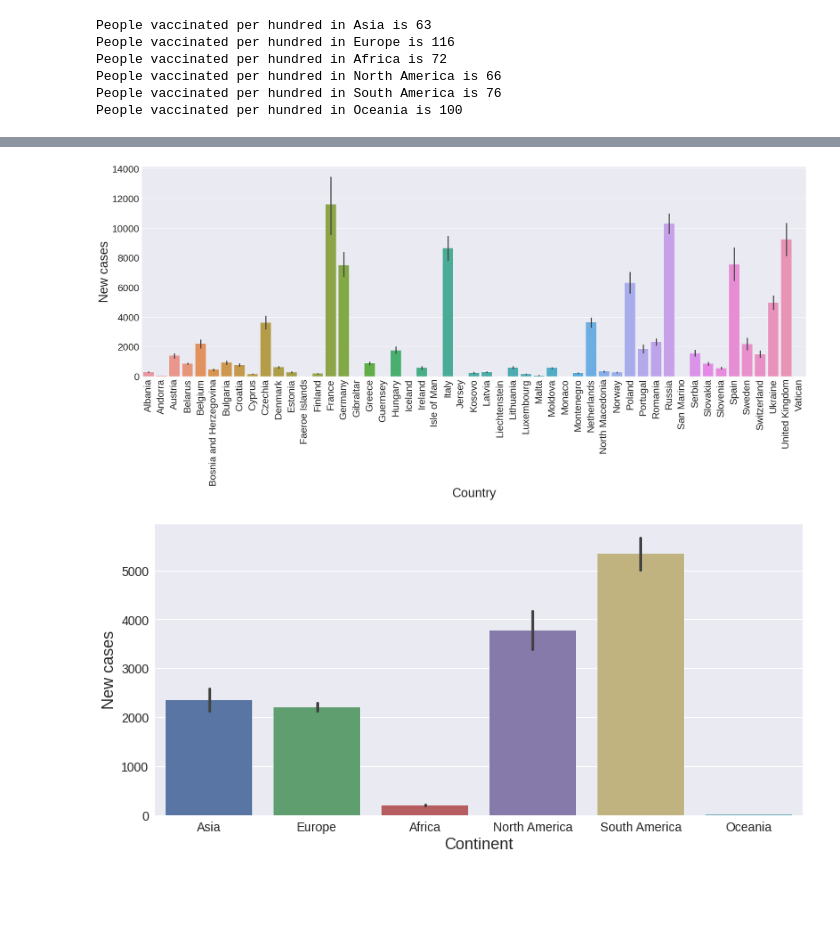
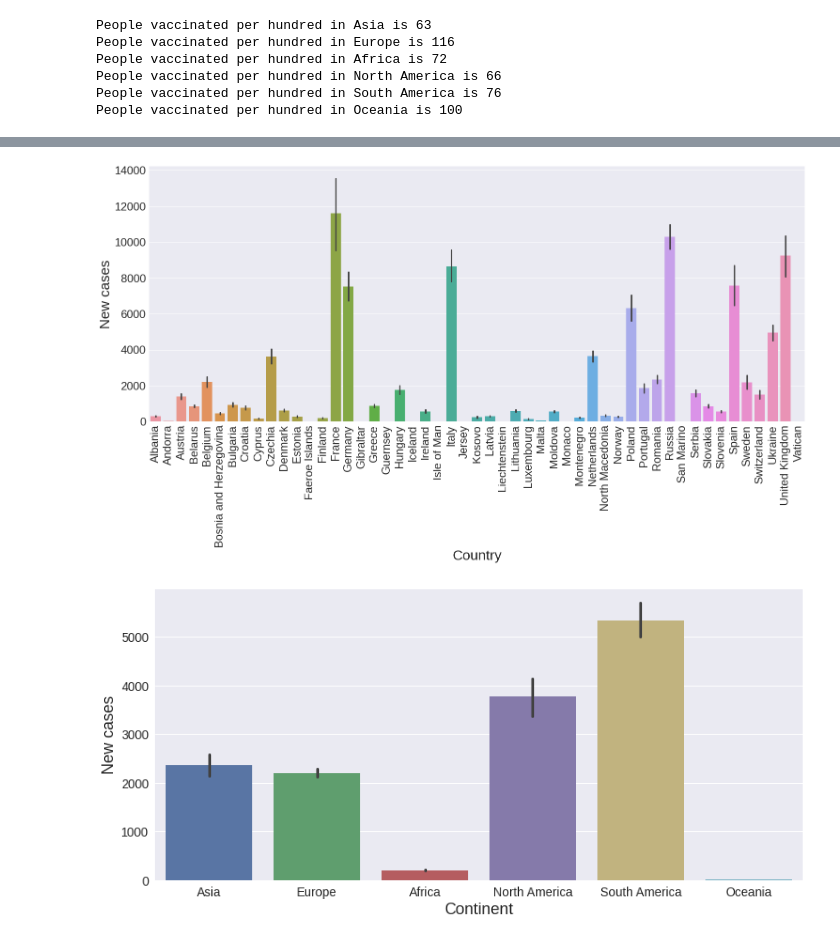
Before and after one commit to MikhailKuklin/exploratory_data_analysis_pandas, a Jupyter notebook: 2021_05_31_exploratory_data_analysis_pandas_partI.ipynb, the cells around one changed output, grey strips where cells are left out. Drawn from its saved outputs; the diff is of its cells as text; code cells hidden in the pictures; blank space fills up the shorter version.

```diff
--- a/2021_05_31_exploratory_data_analysis_pandas_partI.ipynb
+++ b/2021_05_31_exploratory_data_analysis_pandas_partI.ipynb
@@ -381,15 +378,15 @@ People vaccinated per hundred in Vatican is nan
 # %%
 # bar plot EU countries vs. new cases
 
-plt.figure(figsize=(34,11))
+plt.figure(figsize=(25,10))
 sns.barplot(x='location',y='new_cases', data=df_europe)
-plt.xlabel('Country', fontsize=36)
-plt.xticks(fontsize=28,rotation='90')
-plt.ylabel('New cases', fontsize=36)
-plt.yticks(fontsize=28)
+plt.xlabel('Country', fontsize=30)
+plt.xticks(fontsize=24,rotation='90')
+plt.ylabel('New cases', fontsize=30)
+plt.yticks(fontsize=24)
 plt.show()
 # %% [output]
-[figure, old version]
+[figure, new version]
 # %%
 # bar plot continent vs. new cases
 
```
Also changed, not shown: parts of 1 cell of this notebook.
